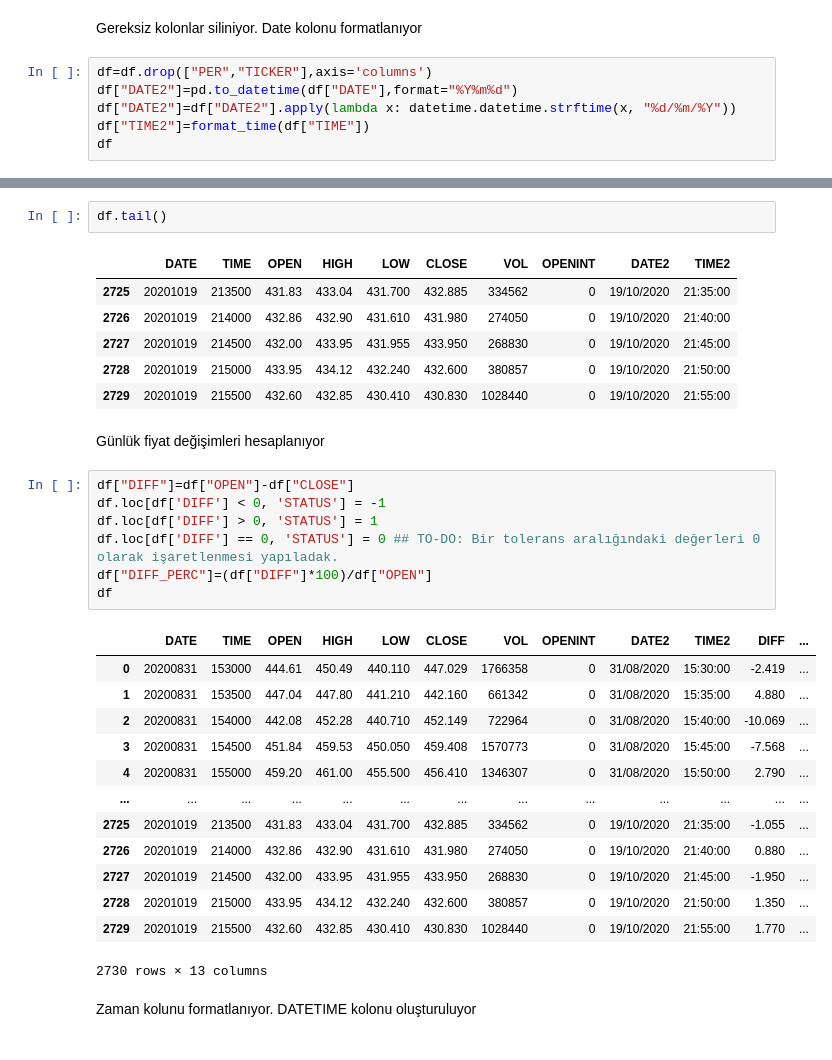
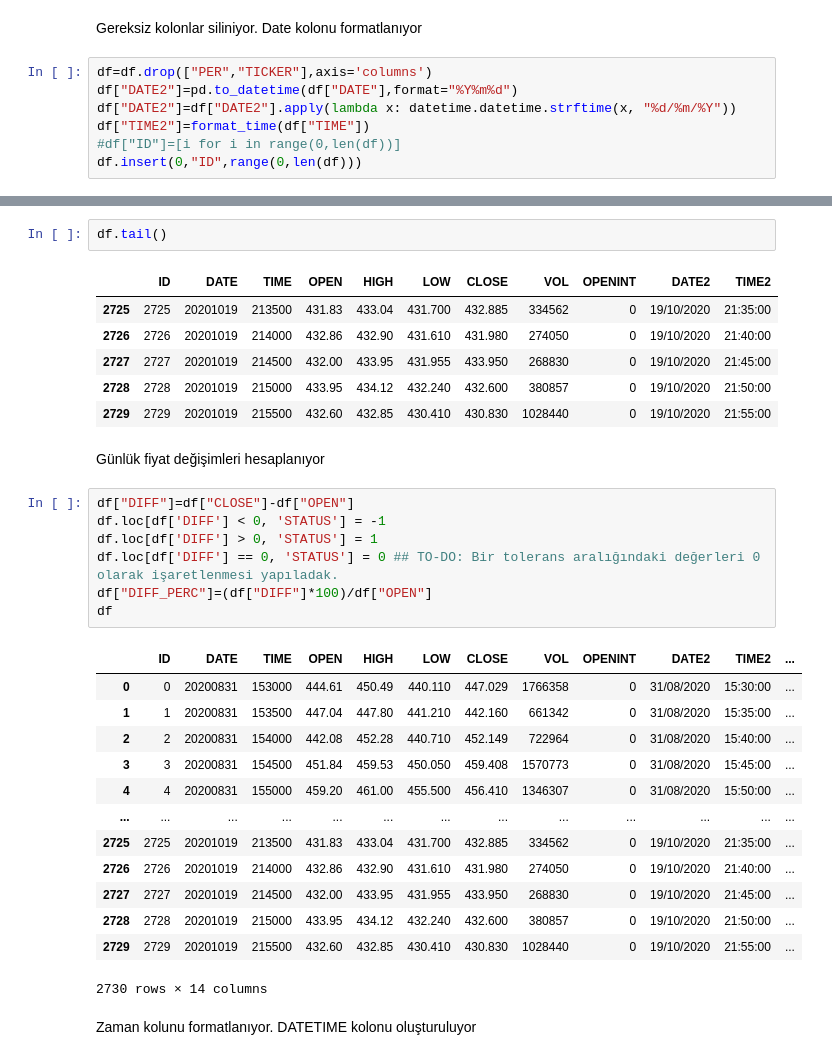
Before and after one commit to enesyuzak/getfinnews, a Jupyter notebook: preProcessNews.ipynb, the cells around one changed output, grey strips where cells are left out. Drawn from its saved outputs; the diff is of its cells as text.

```diff
--- a/preProcessNews.ipynb
+++ b/preProcessNews.ipynb
@@ -54,4 +54,5 @@ df=df.drop(["PER","TICKER"],axis='columns')
 df["DATE2"]=pd.to_datetime(df["DATE"],format="%Y%m%d")
 df["DATE2"]=df["DATE2"].apply(lambda x: datetime.datetime.strftime(x, "%d/%m/%Y"))
 df["TIME2"]=format_time(df["TIME"])
-df
+#df["ID"]=[i for i in range(0,len(df))]
+df.insert(0,"ID",range(0,len(df)))
@@ -72,35 +59,35 @@ df
 # %%
 df.tail()
 # %% [output]
-|  | DATE | TIME | OPEN | HIGH | LOW | CLOSE | VOL | OPENINT | DATE2 | TIME2 |
-| 2725 | 20201019 | 213500 | 431.83 | 433.04 | 431.700 | 432.885 | 334562 | 0 | 19/10/2020 | 21:35:00 |
-| 2726 | 20201019 | 214000 | 432.86 | 432.90 | 431.610 | 431.980 | 274050 | 0 | 19/10/2020 | 21:40:00 |
-| 2727 | 20201019 | 214500 | 432.00 | 433.95 | 431.955 | 433.950 | 268830 | 0 | 19/10/2020 | 21:45:00 |
-| 2728 | 20201019 | 215000 | 433.95 | 434.12 | 432.240 | 432.600 | 380857 | 0 | 19/10/2020 | 21:50:00 |
-| 2729 | 20201019 | 215500 | 432.60 | 432.85 | 430.410 | 430.830 | 1028440 | 0 | 19/10/2020 | 21:55:00 |
+|  | ID | DATE | TIME | OPEN | HIGH | LOW | CLOSE | VOL | OPENINT | DATE2 | TIME2 |
+| 2725 | 2725 | 20201019 | 213500 | 431.83 | 433.04 | 431.700 | 432.885 | 334562 | 0 | 19/10/2020 | 21:35:00 |
+| 2726 | 2726 | 20201019 | 214000 | 432.86 | 432.90 | 431.610 | 431.980 | 274050 | 0 | 19/10/2020 | 21:40:00 |
+| 2727 | 2727 | 20201019 | 214500 | 432.00 | 433.95 | 431.955 | 433.950 | 268830 | 0 | 19/10/2020 | 21:45:00 |
+| 2728 | 2728 | 20201019 | 215000 | 433.95 | 434.12 | 432.240 | 432.600 | 380857 | 0 | 19/10/2020 | 21:50:00 |
+| 2729 | 2729 | 20201019 | 215500 | 432.60 | 432.85 | 430.410 | 430.830 | 1028440 | 0 | 19/10/2020 | 21:55:00 |
 # %% [markdown]
 Günlük fiyat değişimleri hesaplanıyor
 # %%
-df["DIFF"]=df["OPEN"]-df["CLOSE"]
+df["DIFF"]=df["CLOSE"]-df["OPEN"]
 df.loc[df['DIFF'] < 0, 'STATUS'] = -1
 df.loc[df['DIFF'] > 0, 'STATUS'] = 1
 df.loc[df['DIFF'] == 0, 'STATUS'] = 0 ## TO-DO: Bir tolerans aralığındaki değerleri 0 olarak işaretlenmesi yapıladak.
 df["DIFF_PERC"]=(df["DIFF"]*100)/df["OPEN"]
 df
 # %% [output]
-|  | DATE | TIME | OPEN | HIGH | LOW | CLOSE | VOL | OPENINT | DATE2 | TIME2 | DIFF | ... |
-| 0 | 20200831 | 153000 | 444.61 | 450.49 | 440.110 | 447.029 | 1766358 | 0 | 31/08/2020 | 15:30:00 | -2.419 | ... |
-| 1 | 20200831 | 153500 | 447.04 | 447.80 | 441.210 | 442.160 | 661342 | 0 | 31/08/2020 | 15:35:00 | 4.880 | ... |
-| 2 | 20200831 | 154000 | 442.08 | 452.28 | 440.710 | 452.149 | 722964 | 0 | 31/08/2020 | 15:40:00 | -10.069 | ... |
-| 3 | 20200831 | 154500 | 451.84 | 459.53 | 450.050 | 459.408 | 1570773 | 0 | 31/08/2020 | 15:45:00 | -7.568 | ... |
-| 4 | 20200831 | 155000 | 459.20 | 461.00 | 455.500 | 456.410 | 1346307 | 0 | 31/08/2020 | 15:50:00 | 2.790 | ... |
+|  | ID | DATE | TIME | OPEN | HIGH | LOW | CLOSE | VOL | OPENINT | DATE2 | TIME2 | ... |
+| 0 | 0 | 20200831 | 153000 | 444.61 | 450.49 | 440.110 | 447.029 | 1766358 | 0 | 31/08/2020 | 15:30:00 | ... |
+| 1 | 1 | 20200831 | 153500 | 447.04 | 447.80 | 441.210 | 442.160 | 661342 | 0 | 31/08/2020 | 15:35:00 | ... |
+| 2 | 2 | 20200831 | 154000 | 442.08 | 452.28 | 440.710 | 452.149 | 722964 | 0 | 31/08/2020 | 15:40:00 | ... |
+| 3 | 3 | 20200831 | 154500 | 451.84 | 459.53 | 450.050 | 459.408 | 1570773 | 0 | 31/08/2020 | 15:45:00 | ... |
+| 4 | 4 | 20200831 | 155000 | 459.20 | 461.00 | 455.500 | 456.410 | 1346307 | 0 | 31/08/2020 | 15:50:00 | ... |
 | ... | ... | ... | ... | ... | ... | ... | ... | ... | ... | ... | ... | ... |
-| 2725 | 20201019 | 213500 | 431.83 | 433.04 | 431.700 | 432.885 | 334562 | 0 | 19/10/2020 | 21:35:00 | -1.055 | ... |
-| 2726 | 20201019 | 214000 | 432.86 | 432.90 | 431.610 | 431.980 | 274050 | 0 | 19/10/2020 | 21:40:00 | 0.880 | ... |
-| 2727 | 20201019 | 214500 | 432.00 | 433.95 | 431.955 | 433.950 | 268830 | 0 | 19/10/2020 | 21:45:00 | -1.950 | ... |
-| 2728 | 20201019 | 215000 | 433.95 | 434.12 | 432.240 | 432.600 | 380857 | 0 | 19/10/2020 | 21:50:00 | 1.350 | ... |
-| 2729 | 20201019 | 215500 | 432.60 | 432.85 | 430.410 | 430.830 | 1028440 | 0 | 19/10/2020 | 21:55:00 | 1.770 | ... |
+| 2725 | 2725 | 20201019 | 213500 | 431.83 | 433.04 | 431.700 | 432.885 | 334562 | 0 | 19/10/2020 | 21:35:00 | ... |
+| 2726 | 2726 | 20201019 | 214000 | 432.86 | 432.90 | 431.610 | 431.980 | 274050 | 0 | 19/10/2020 | 21:40:00 | ... |
+| 2727 | 2727 | 20201019 | 214500 | 432.00 | 433.95 | 431.955 | 433.950 | 268830 | 0 | 19/10/2020 | 21:45:00 | ... |
+| 2728 | 2728 | 20201019 | 215000 | 433.95 | 434.12 | 432.240 | 432.600 | 380857 | 0 | 19/10/2020 | 21:50:00 | ... |
+| 2729 | 2729 | 20201019 | 215500 | 432.60 | 432.85 | 430.410 | 430.830 | 1028440 | 0 | 19/10/2020 | 21:55:00 | ... |
-2730 rows × 13 columns
+2730 rows × 14 columns
 # %% [markdown]
 Zaman kolunu formatlanıyor. DATETIME kolonu oluşturuluyor
 # %%
```
Also changed, not shown: parts of 28 cells of this notebook, 3 other files.
